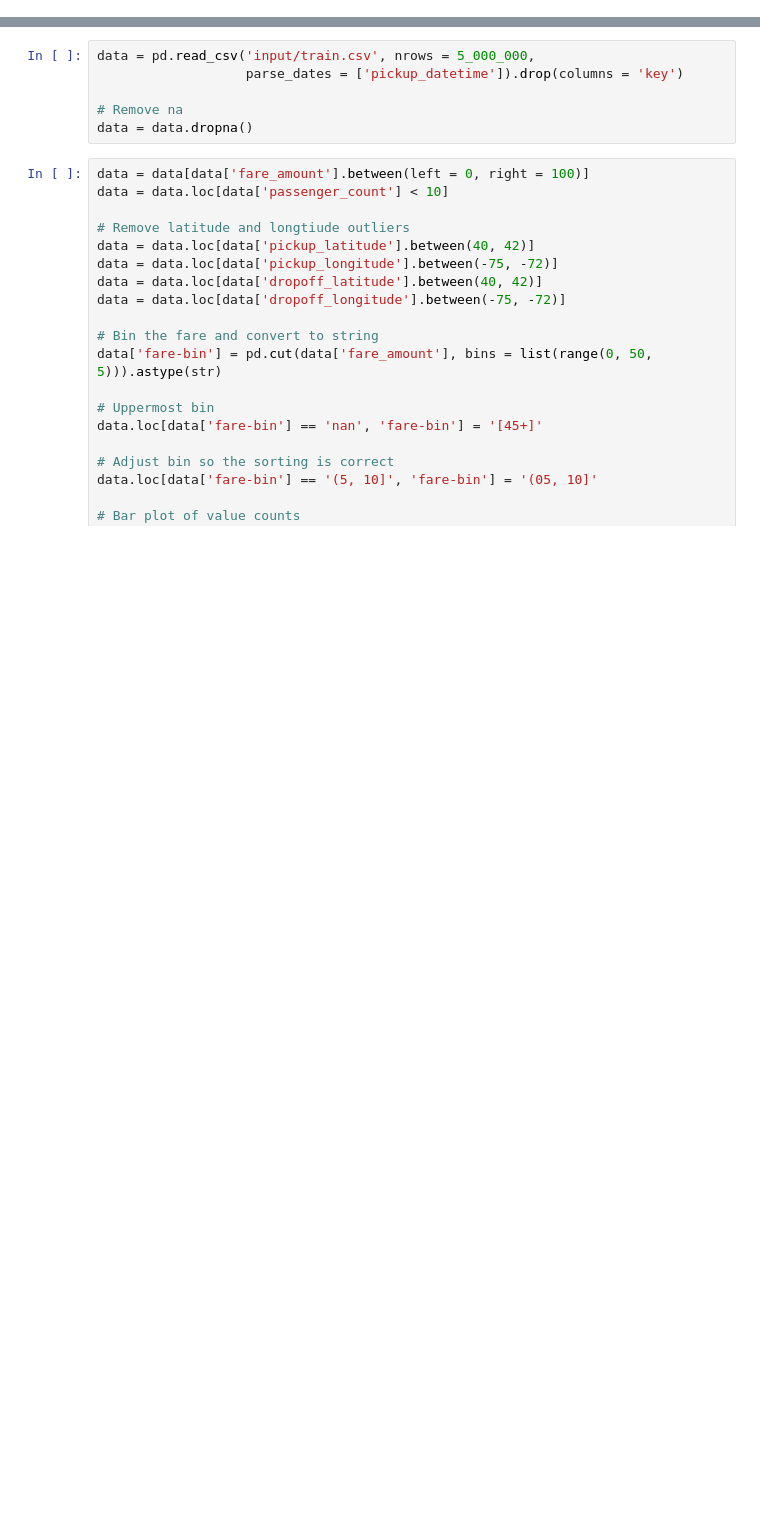
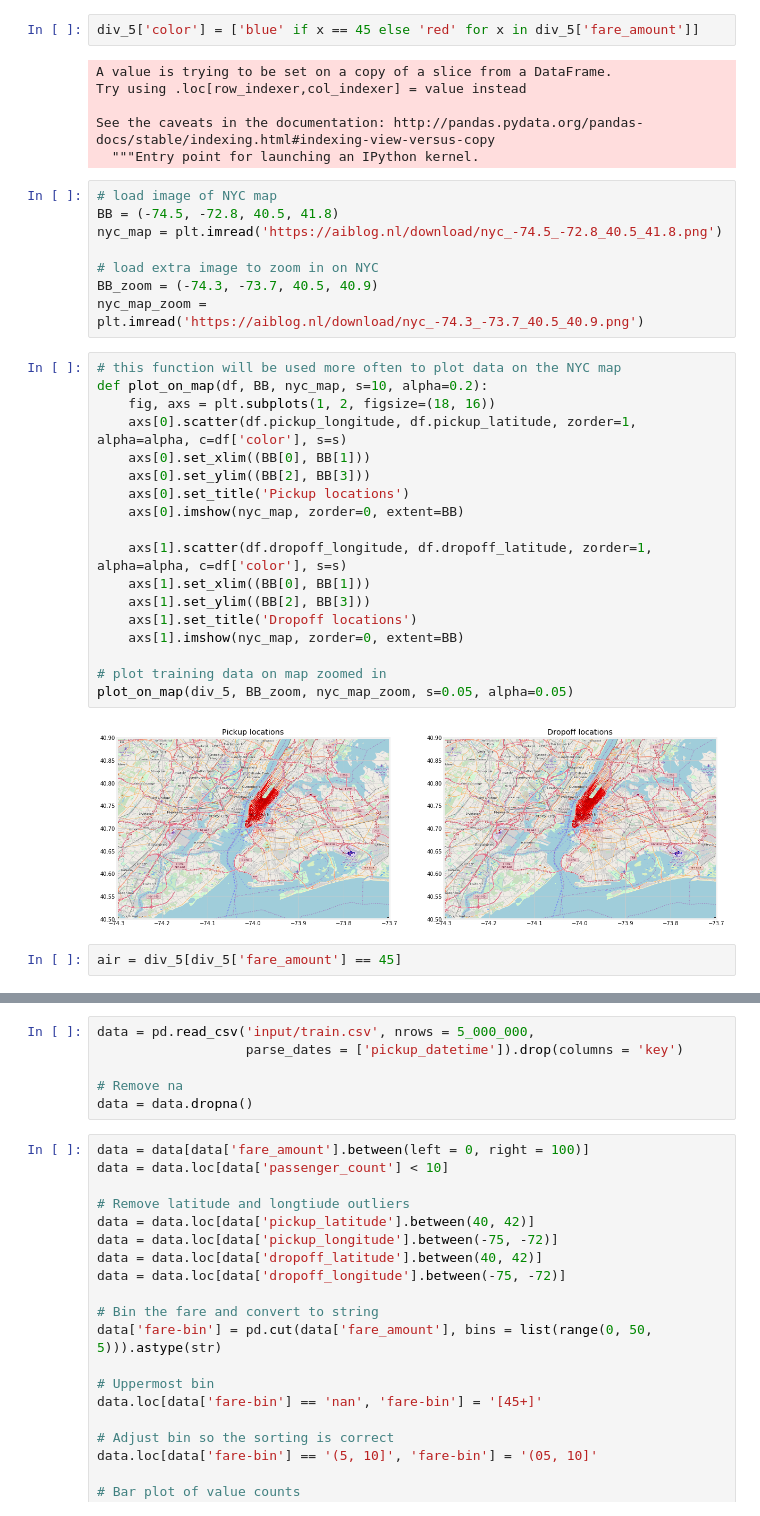
Before and after one commit to WillKoehrsen/taxi-fare, a Jupyter notebook: Improvements.ipynb, the cells around one changed output, grey strips where cells are left out. Cells and saved outputs as stored; diff of their text form; blank space fills up the shorter version.

```diff
--- a/Improvements.ipynb
+++ b/Improvements.ipynb
@@ -20,0 +243,38 @@ palette = sns.color_palette('Paired', 10)
+# %%
+div_5['color'] = ['blue' if x == 45 else 'red' for x in div_5['fare_amount']]
+# %% [output]
+A value is trying to be set on a copy of a slice from a DataFrame.
+Try using .loc[row_indexer,col_indexer] = value instead
+
+See the caveats in the documentation: http://pandas.pydata.org/pandas-docs/stable/indexing.html#indexing-view-versus-copy
+  """Entry point for launching an IPython kernel.
+# %%
+# load image of NYC map
+BB = (-74.5, -72.8, 40.5, 41.8)
+nyc_map = plt.imread('https://aiblog.nl/download/nyc_-74.5_-72.8_40.5_41.8.png')
+
+# load extra image to zoom in on NYC
+BB_zoom = (-74.3, -73.7, 40.5, 40.9)
+nyc_map_zoom = plt.imread('https://aiblog.nl/download/nyc_-74.3_-73.7_40.5_40.9.png')
+# %%
+# this function will be used more often to plot data on the NYC map
+def plot_on_map(df, BB, nyc_map, s=10, alpha=0.2):
+    fig, axs = plt.subplots(1, 2, figsize=(18, 16))
+    axs[0].scatter(df.pickup_longitude, df.pickup_latitude, zorder=1, alpha=alpha, c=df['color'], s=s)
+    axs[0].set_xlim((BB[0], BB[1]))
+    axs[0].set_ylim((BB[2], BB[3]))
+    axs[0].set_title('Pickup locations')
+    axs[0].imshow(nyc_map, zorder=0, extent=BB)
+
+    axs[1].scatter(df.dropoff_longitude, df.dropoff_latitude, zorder=1, alpha=alpha, c=df['color'], s=s)
+    axs[1].set_xlim((BB[0], BB[1]))
+    axs[1].set_ylim((BB[2], BB[3]))
+    axs[1].set_title('Dropoff locations')
+    axs[1].imshow(nyc_map, zorder=0, extent=BB)
+
+# plot training data on map zoomed in
+plot_on_map(div_5, BB_zoom, nyc_map_zoom, s=0.05, alpha=0.05)
+# %% [output]
+[figure, added]
+# %%
+air = div_5[div_5['fare_amount'] == 45]
```
Also changed, not shown: parts of 35 cells of this notebook.
